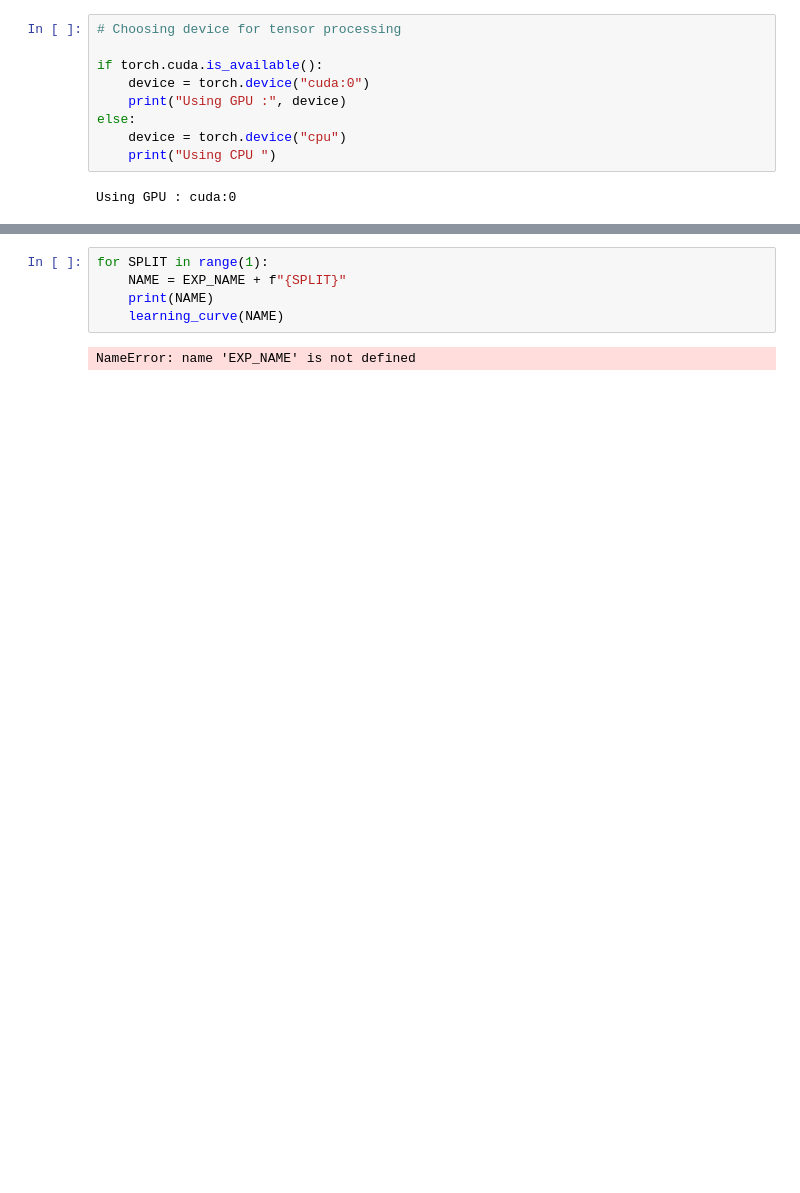
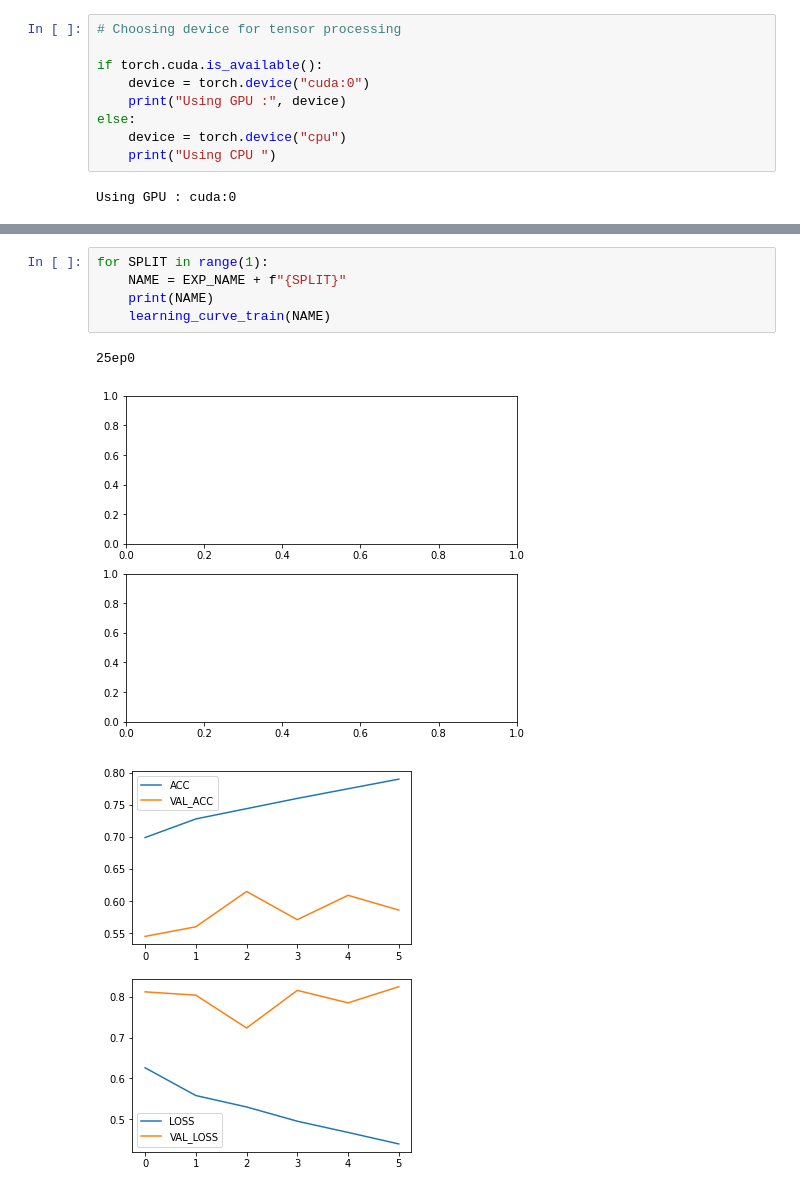
Before and after one commit to alejandroborj/heterogeneous-data, a Jupyter notebook: src/WSI/wsi_train.ipynb, the cells around one changed output, grey strips where cells are left out. Cells and saved outputs as stored; diff of their text form; blank space fills up the shorter version.

```diff
--- a/src/WSI/wsi_train.ipynb
+++ b/src/WSI/wsi_train.ipynb
@@ -434,7 +403,9 @@ def learning_curve(NAME):
 # %%
 for SPLIT in range(1):
     NAME = EXP_NAME + f"{SPLIT}"
     print(NAME)
-    learning_curve(NAME)
+    learning_curve_train(NAME)
 # %% [output]
-NameError: name 'EXP_NAME' is not defined
+25ep0
+[figure, added]
+[figure, added]
```
Also changed, not shown: parts of 10 cells of this notebook, 34 other files.
